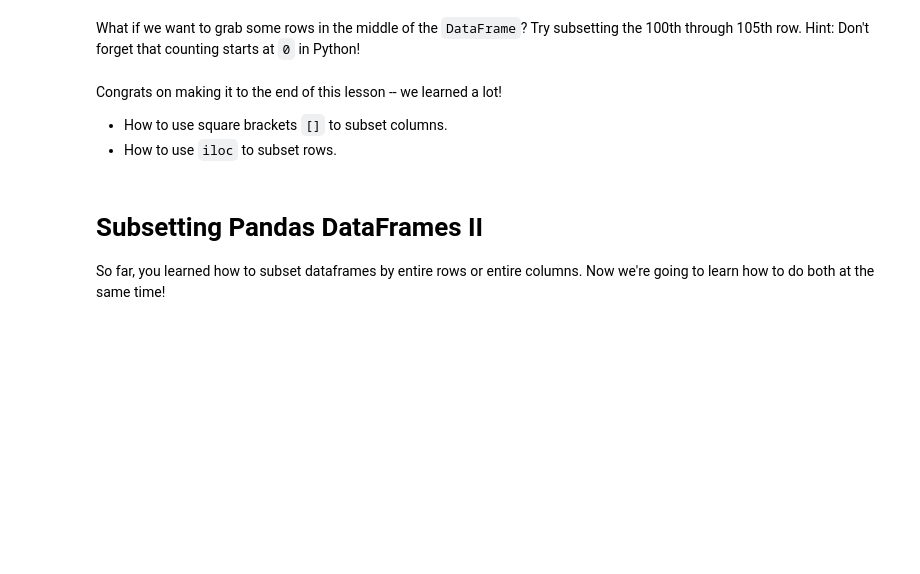
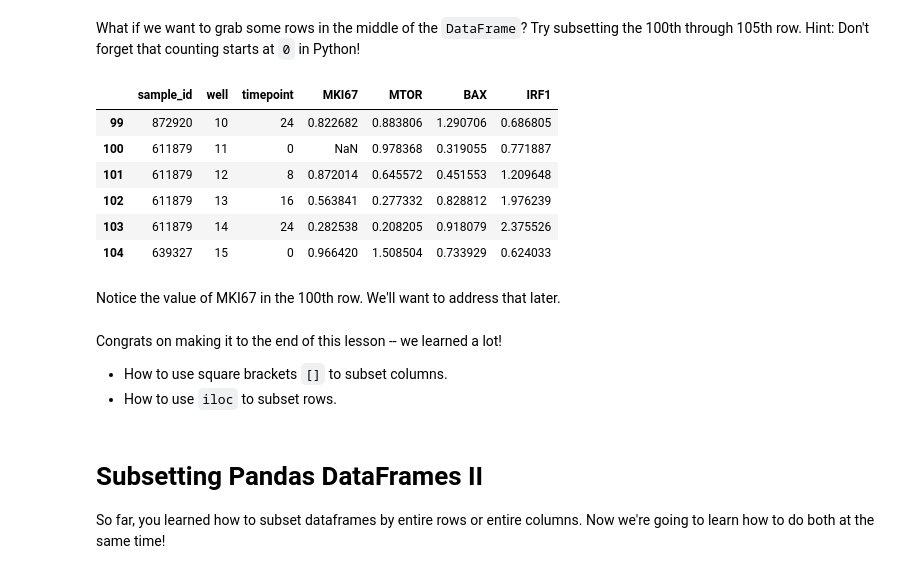
Before and after one commit to grkenney/WinSPIRE-HLC-Python, a Jupyter notebook: Notebooks/Day_2.2_Subsetting_and_Cleaning.ipynb, the cells around one changed output. Cells and saved outputs as stored; diff of their text form; code cells hidden in the pictures; blank space fills up the shorter version.

```diff
--- a/Notebooks/Day_2.2_Subsetting_and_Cleaning.ipynb
+++ b/Notebooks/Day_2.2_Subsetting_and_Cleaning.ipynb
@@ -55,6 +156,17 @@ Try subsetting the 100th through 105th row.
 Hint: Don't forget that counting starts at `0` in Python!
 # %%
 # subset the 100th row through the 105th row
+df.iloc[99:105]
+# %% [output]
+|  | sample_id | well | timepoint | MKI67 | MTOR | BAX | IRF1 |
+| 99 | 872920 | 10 | 24 | 0.822682 | 0.883806 | 1.290706 | 0.686805 |
+| 100 | 611879 | 11 | 0 | NaN | 0.978368 | 0.319055 | 0.771887 |
+| 101 | 611879 | 12 | 8 | 0.872014 | 0.645572 | 0.451553 | 1.209648 |
+| 102 | 611879 | 13 | 16 | 0.563841 | 0.277332 | 0.828812 | 1.976239 |
+| 103 | 611879 | 14 | 24 | 0.282538 | 0.208205 | 0.918079 | 2.375526 |
+| 104 | 639327 | 15 | 0 | 0.966420 | 1.508504 | 0.733929 | 0.624033 |
+# %% [markdown]
+Notice the value of MKI67 in the 100th row. We'll want to address that later.
 # %% [markdown]
 Congrats on making it to the end of this lesson -- we learned a lot!
 
```
Also changed, not shown: parts of 72 cells of this notebook.
